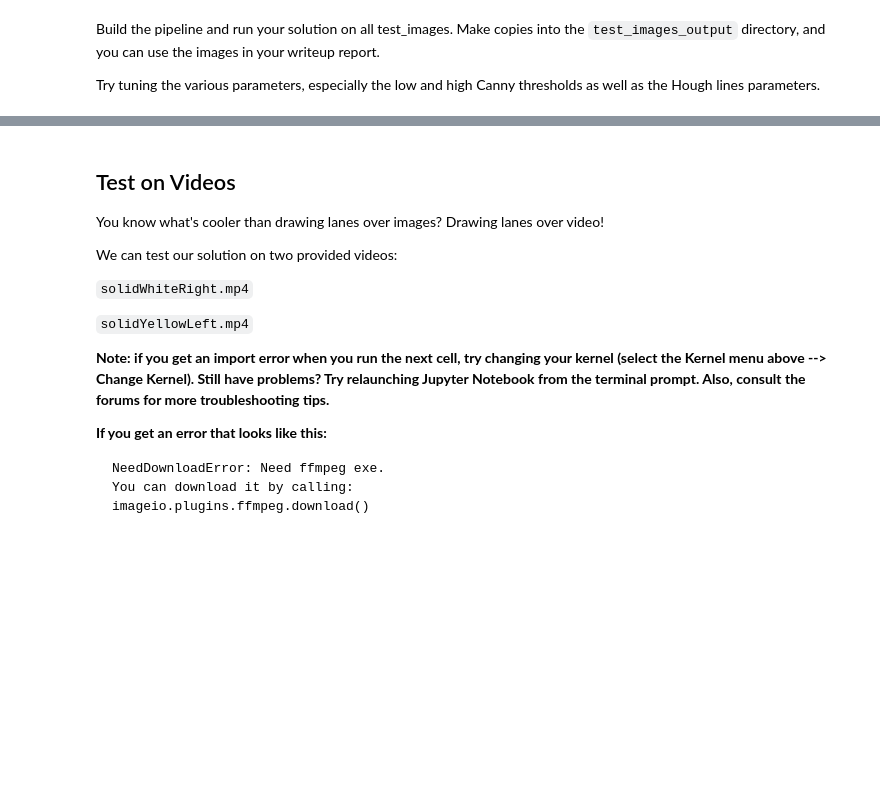
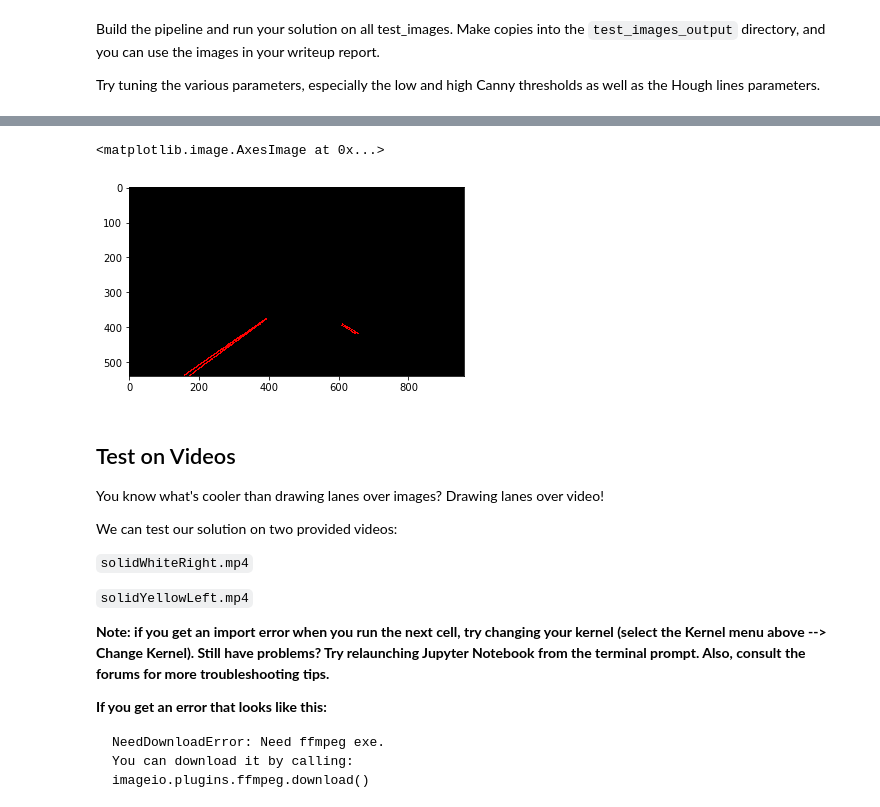
Before and after one commit to tonyzhang617/watonomous-challenge, a Jupyter notebook: P1.ipynb, the cells around one changed output, grey strips where cells are left out. Saved outputs shown, nothing was run; the diff lists cells and outputs as text; code cells hidden in the pictures; blank space fills up the shorter version.

```diff
--- a/P1.ipynb
+++ b/P1.ipynb
@@ -191,3 +215,27 @@ Try tuning the various parameters, especially the low and high Canny thresholds
+# %%
+# TODO: Build your pipeline that will draw lane lines on the test_images
+# then save them to the test_images_output directory.
+
+gray_img = grayscale(range_img)
+# poly_a = np.array([[0, height-10], [width, height-10], [(width) / 2, (height) / 2]], np.int32)
+# region_img_a = region_of_interest(hough_img, [poly])
+height, width = gray_img.shape
+poly_bottom = np.array([[0, height/2], [0, height], [width, height], [width, height/2]], np.int32)
+# poly_bottom = np.array([[0, height], [width, height], [width/2, height/2]], np.int32)
+bottom_img = region_of_interest(gray_img, [poly_bottom])
+
+gaussian_img = gaussian_blur(bottom_img, 5)
+canny_img = canny(gaussian_img, 64, 128)
+hough_img = hough_lines(canny_img, 1, np.pi/180, 50, 8, 16)
+
+poly_tg = np.array([[0, height], [width, height], [width/2, height/2]], np.int32)
+final_img = region_of_interest(hough_img, [poly_tg])
+
+# plt.imshow(gaussian_img, cmap='gray')
+plt.imshow(final_img, cmap='gray')
+# %% [output]
+<matplotlib.image.AxesImage at 0x...>
+[figure, added]
 # %% [markdown]
 ## Test on Videos
 
```
Also changed, not shown: parts of 4 cells of this notebook, 3 other files.
